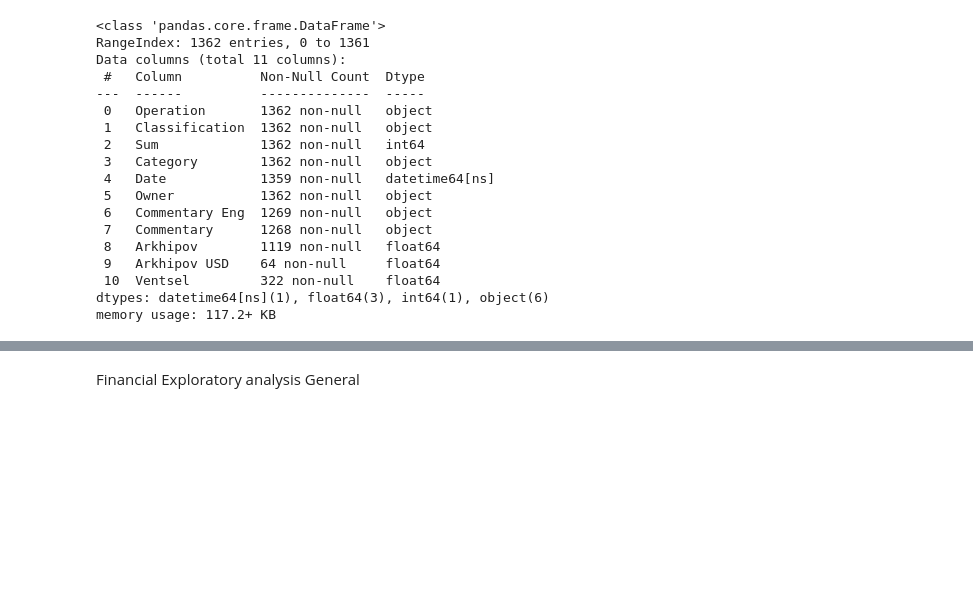
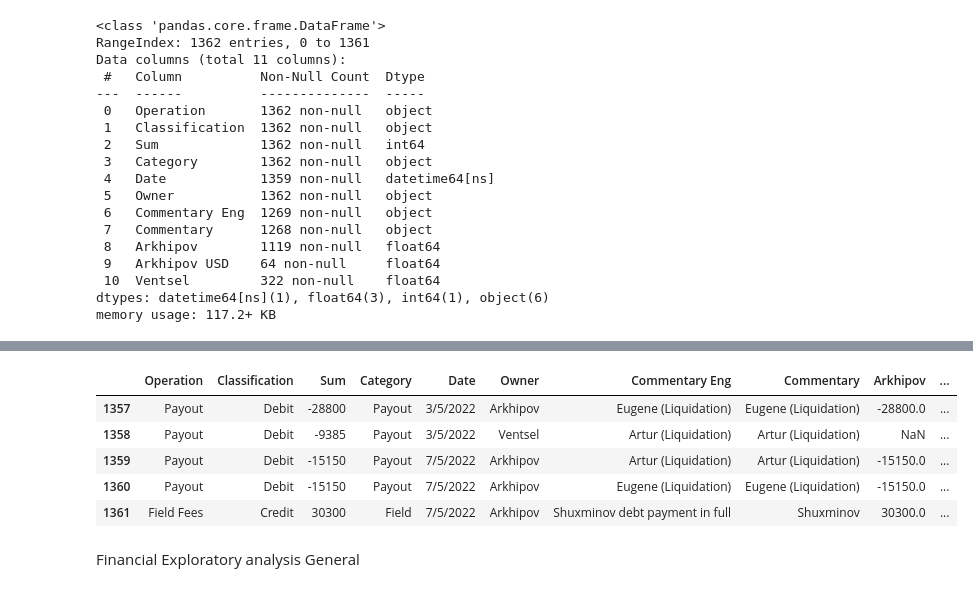
Before and after one commit to Unclegeenoo/Data-Science-Portfolio, a Jupyter notebook: Python_Projects/exploratory financial analysis.ipynb, the cells around one changed output, grey strips where cells are left out. Cells and saved outputs as stored; diff of their text form; code cells hidden in the pictures; blank space fills up the shorter version.

```diff
--- a/Python_Projects/exploratory financial analysis.ipynb
+++ b/Python_Projects/exploratory financial analysis.ipynb
@@ -7,9 +7,12 @@ import seaborn as sns
 import plotly.express as px
 # %%
 df_fin = pd.read_csv("D:\Python\WebApp\MLC_Finances_Eng_Final_UTF8.csv")
+df_fin = df_fin[df_fin['Operation'] != 'payout']
+
+df_fin2 = pd.read_csv("D:\Python\WebApp\MLC_Finances_Eng_Final_UTF8.csv")
 
 ### use condensed to get summary statistics, split using the credit/debit column
-df_fin2 = pd.read_csv("D:\Python\WebApp\MLC_Finances_Eng_Condensed_UTF8_V2.csv")
+df_fin_c = pd.read_csv("D:\Python\WebApp\MLC_Finances_Eng_Condensed_UTF8_V2.csv")
 # %%
 print(df_fin.size)
 # %% [output]
@@ -86,6 +88,15 @@ df_fin.head()
 | 2 | Stick Sale | Credit | 3000 | Equipment | 2015-08-01 | Ventsel | NaN | NaN | 0.0 | ... |
 | 3 | Stick Sale | Credit | 3000 | Equipment | 2015-08-01 | Ventsel | NaN | NaN | 0.0 | ... |
 | 4 | Stick Sale | Credit | 3000 | Equipment | 2015-08-01 | Ventsel | NaN | NaN | 0.0 | ... |
+# %%
+df_fin.tail()
+# %% [output]
+|  | Operation | Classification | Sum | Category | Date | Owner | Commentary Eng | Commentary | Arkhipov | ... |
+| 1357 | Payout | Debit | -28800 | Payout | 3/5/2022 | Arkhipov | Eugene (Liquidation) | Eugene (Liquidation) | -28800.0 | ... |
+| 1358 | Payout | Debit | -9385 | Payout | 3/5/2022 | Ventsel | Artur (Liquidation) | Artur (Liquidation) | NaN | ... |
+| 1359 | Payout | Debit | -15150 | Payout | 7/5/2022 | Arkhipov | Artur (Liquidation) | Artur (Liquidation) | -15150.0 | ... |
+| 1360 | Payout | Debit | -15150 | Payout | 7/5/2022 | Arkhipov | Eugene (Liquidation) | Eugene (Liquidation) | -15150.0 | ... |
+| 1361 | Field Fees | Credit | 30300 | Field | 7/5/2022 | Arkhipov | Shuxminov debt payment in full | Shuxminov | 30300.0 | ... |
 # %% [markdown]
 Financial Exploratory analysis General
 # %% [markdown]
```
Also changed, not shown: parts of 11 cells of this notebook.
